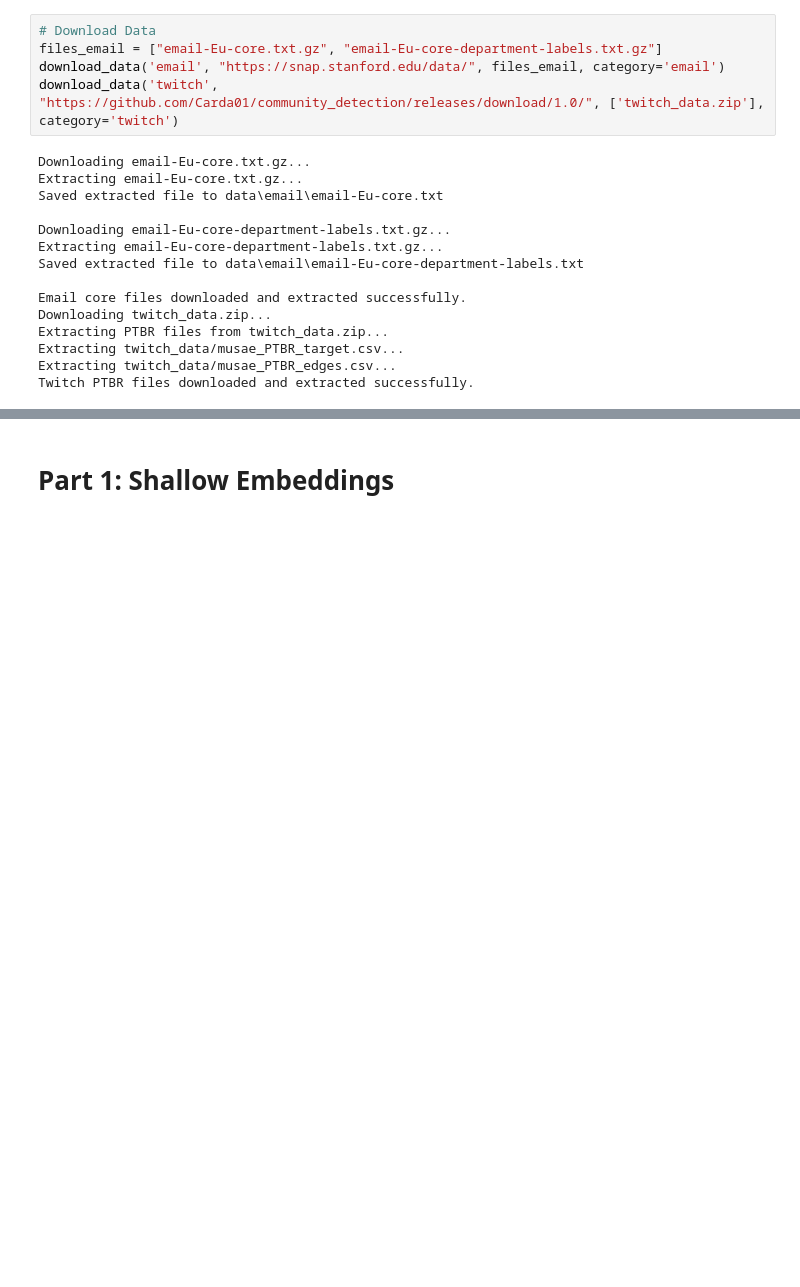
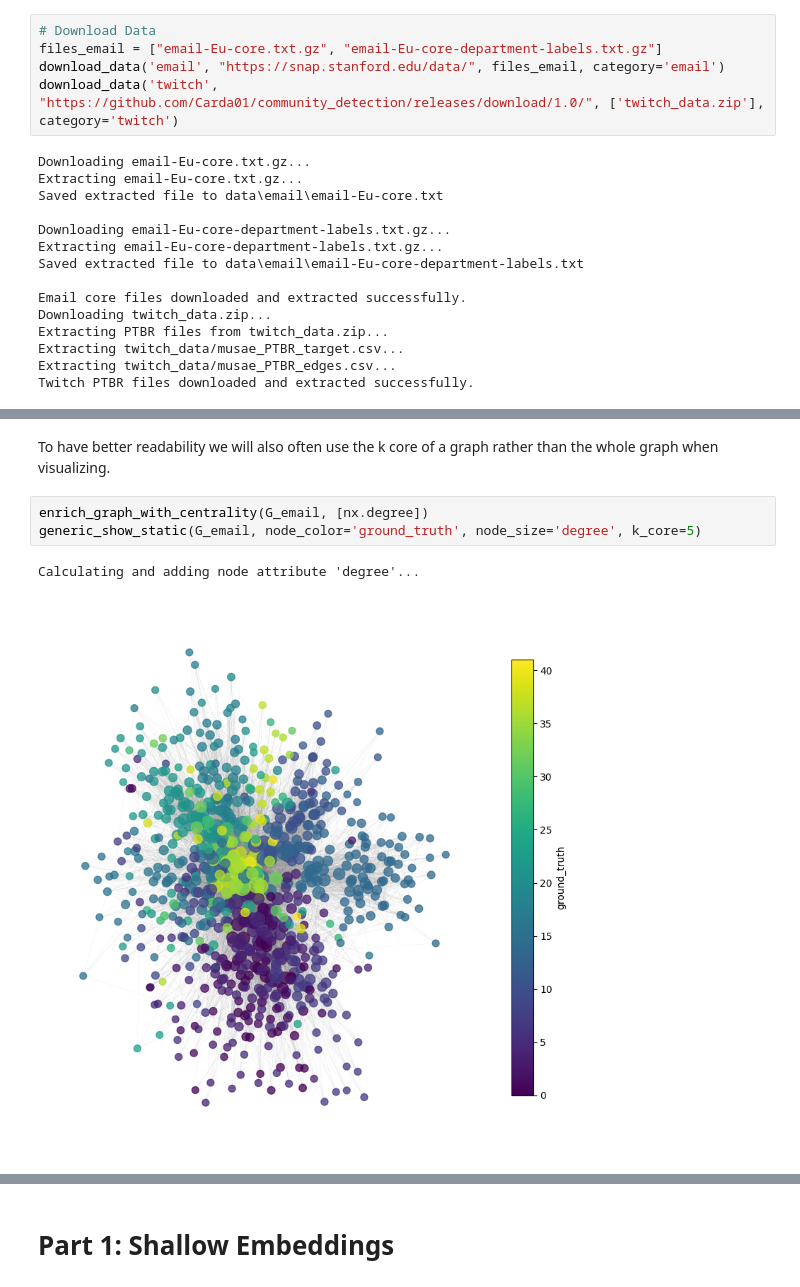
Before and after one commit to Carda01/community_detection, a Jupyter notebook: graph_ml/embeddings_notebook.ipynb, the cells around one changed output, grey strips where cells are left out. Saved outputs shown, nothing was run; the diff lists cells and outputs as text; blank space fills up the shorter version.

Commit message:
Adding final version of the email dataset embedding notebook

```diff
--- a/graph_ml/embeddings_notebook.ipynb
+++ b/graph_ml/embeddings_notebook.ipynb
@@ -996,0 +1046,8 @@ Graph is connected.
+# %% [markdown]
+To have better readability we will also often use the k core of a graph rather than the whole graph when visualizing.
+# %%
+enrich_graph_with_centrality(G_email, [nx.degree])
+generic_show_static(G_email, node_color='ground_truth', node_size='degree', k_core=5)
+# %% [output]
+Calculating and adding node attribute 'degree'...
+[figure, added]
```
Also changed, not shown: parts of 13 cells of this notebook.
